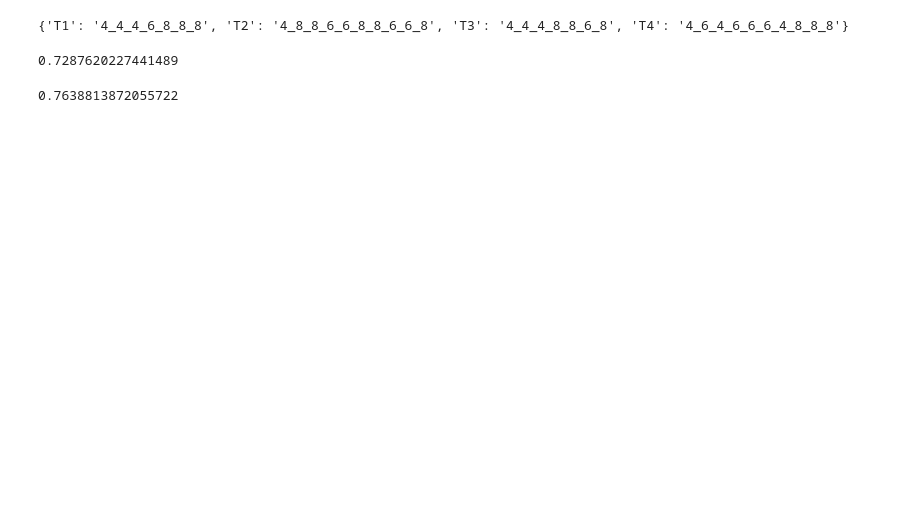
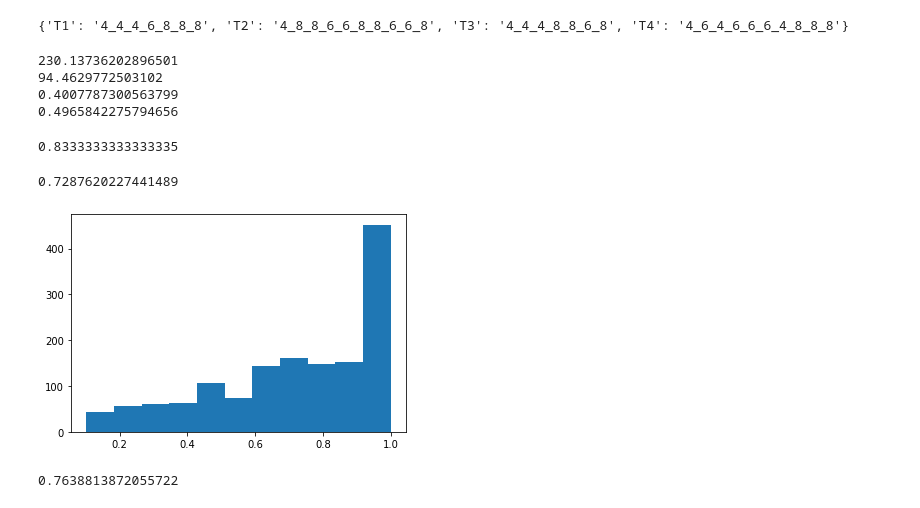
Before and after one commit to wfschneidergroup/zse_manuscript, a Jupyter notebook: results_code/similarity-heat-map.ipynb, the cells around one changed output. Cells and saved outputs as stored; diff of their text form; code cells hidden in the pictures; blank space fills up the shorter version.

```diff
--- a/results_code/similarity-heat-map.ipynb
+++ b/results_code/similarity-heat-map.ipynb
@@ -94,6 +97,49 @@ print(t)
 # print(t)
 # %% [output]
 {'T1': '4_4_4_6_8_8_8', 'T2': '4_8_8_6_6_8_8_6_6_8', 'T3': '4_4_4_8_8_6_8', 'T4': '4_6_4_6_6_6_4_8_8_8'}
+# %%
+def dcg(result):
+    dc = []
+    for idx, val in enumerate(result):
+        numerator = 2**val - 1
+        # add 2 because python 0-index
+        denominator =  np.log2(idx + 2)
+        score = numerator/denominator
+        dc.append(score)
+    return sum(dc)
+def ndcg(result, sorted_result):
+    dc = dcg(result)
+    idc = dcg(sorted_result)
+    ndc = dc / idc
+    return ndc
+v1 = [1,2,4,5,6,9]
+v2 = [1,2,5,4,6,7]
+print(dcg(v1))
+print(dcg(v2))
+print(ndcg(v1,sorted(v1,reverse=True)))
+print(ndcg(v2,sorted(v2,reverse=True)))
+# %% [output]
+230.13736202896501
+94.4629772503102
+0.4007787300563799
+0.4965842275794656
+# %%
+def cs(v1,v2):
+    c1 = Counter(v1)
+    c2 = Counter(v2)
+    terms = set(c1).union(c2)
+    dotprod = sum(c1.get(k,0)*c2.get(k,0) for k in terms)
+    magA = math.sqrt(sum(c1.get(k,0)**2 for k in terms))
+    magB = math.sqrt(sum(c2.get(k,0)**2 for k in terms))
+    return dotprod/(magA*magB)
+listA = ['apple', 'orange', 'apple', 'apple', 'banana', 'orange'] # (length = 6)
+listB = ['apple', 'orange', 'grapefruit', 'apple'] # (length = 4)
+cs(listA,listB)
+v1 = [1,2,4,5,6,9]
+v2 = [1,2,5,4,6,7]
+cs(v1,v2)
+# %% [output]
+0.8333333333333335
 # %%
 def sim(v1,v2):
     l1 = len(v1)
@@ -119,6 +165,7 @@ file2 = 'sastre_rings.txt'
 fws = get_all_fws()
 similarity = 0
 counter = 0
+sims = []
 for f in fws:
     gt = get_fw_data(file1,f)[0]
     st = get_fw_data(file2,f)[0]
@@ -127,11 +174,17 @@ for f in fws:
         sr = [int(x) for x in st[t].split('_')]
         s = sim(gr,sr)
         similarity+=s
+        sims.append(s)
         counter += 1
 #         print(f,t,s)
 print(similarity/counter)
 # %% [output]
 0.7287620227441489
+# %%
+plt.hist(sims,bins=11)
+plt.show()
+# %% [output]
+[figure, added]
 # %%
 file1 = 'goetzke_rings.txt'
 file2 = 'crum_rings.txt'
```
Also changed, not shown: parts of 8 cells of this notebook, 11 other files.
